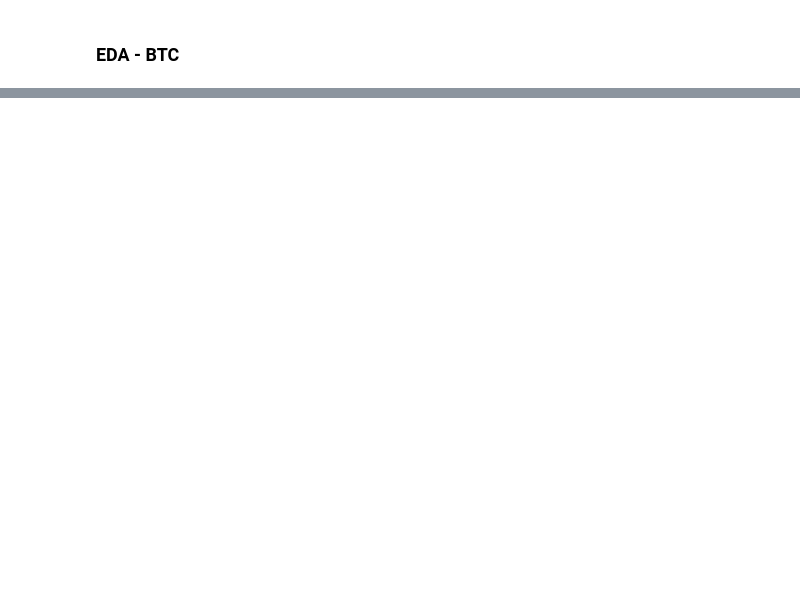
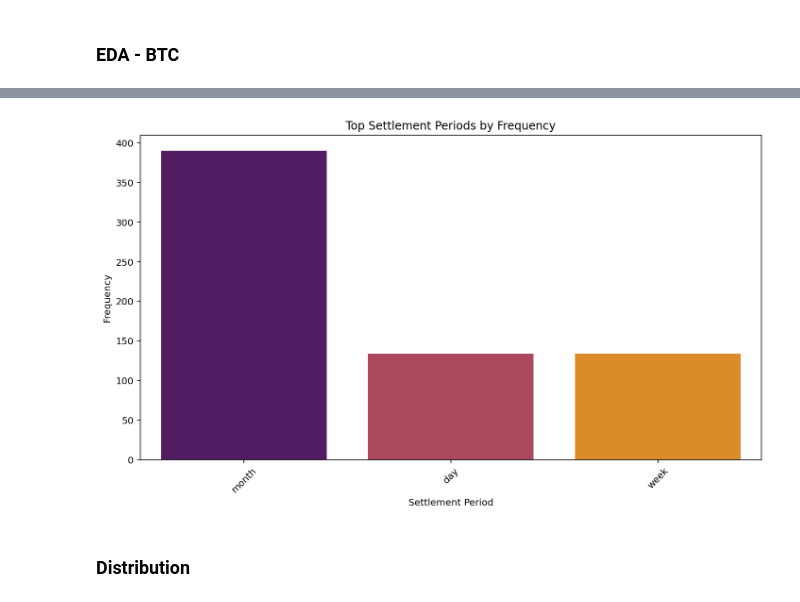
Before and after one commit to EthanFalcao/Defi_Options_Implied_Volatility, a Jupyter notebook: EDA.ipynb, the cells around one changed output, grey strips where cells are left out. Cells and saved outputs as stored; diff of their text form; code cells hidden in the pictures; blank space fills up the shorter version.

```diff
--- a/EDA.ipynb
+++ b/EDA.ipynb
@@ -121,0 +145,18 @@ descriptive_stats, IQR
+# %%
+# Compute the frequency of each unique settlement period
+btc_settlement_freq = btc_data['settlement_period'].value_counts().reset_index()
+btc_settlement_freq.columns = ['settlement_period', 'Frequency']  # Renaming columns appropriately
+
+# Creating a bar plot using Seaborn
+plt.figure(figsize=(10, 6))
+sns.barplot(x='settlement_period', y='Frequency', data=btc_settlement_freq, palette="inferno")
+plt.xticks(rotation=45)
+plt.xlabel('Settlement Period')
+plt.ylabel('Frequency')
+plt.title('Top Settlement Periods by Frequency')
+plt.tight_layout()
+plt.show()
+# %% [output]
+[figure, added]
+# %% [markdown]
+### Distribution
```
Also changed, not shown: parts of 15 cells of this notebook, 1 other file.
